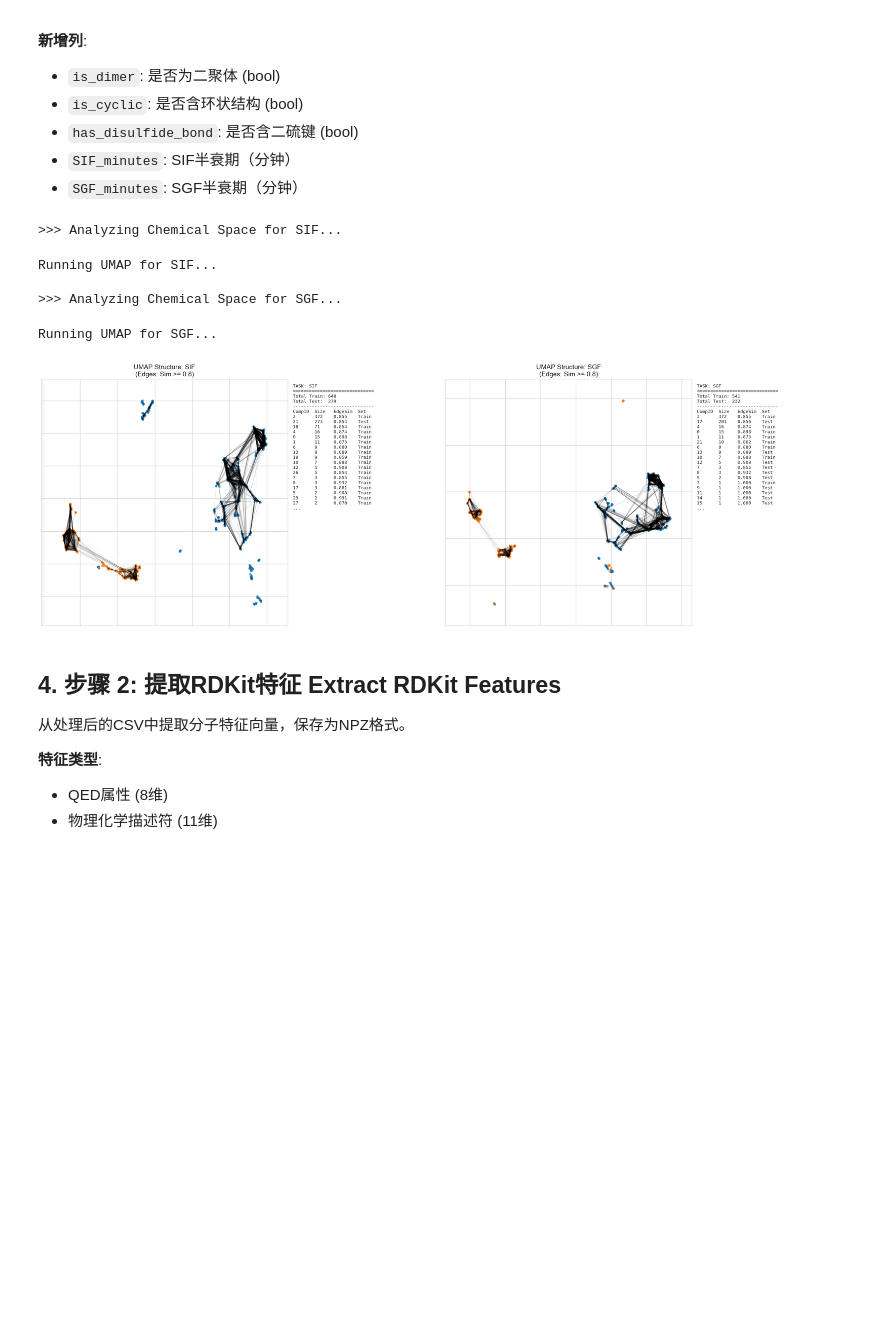
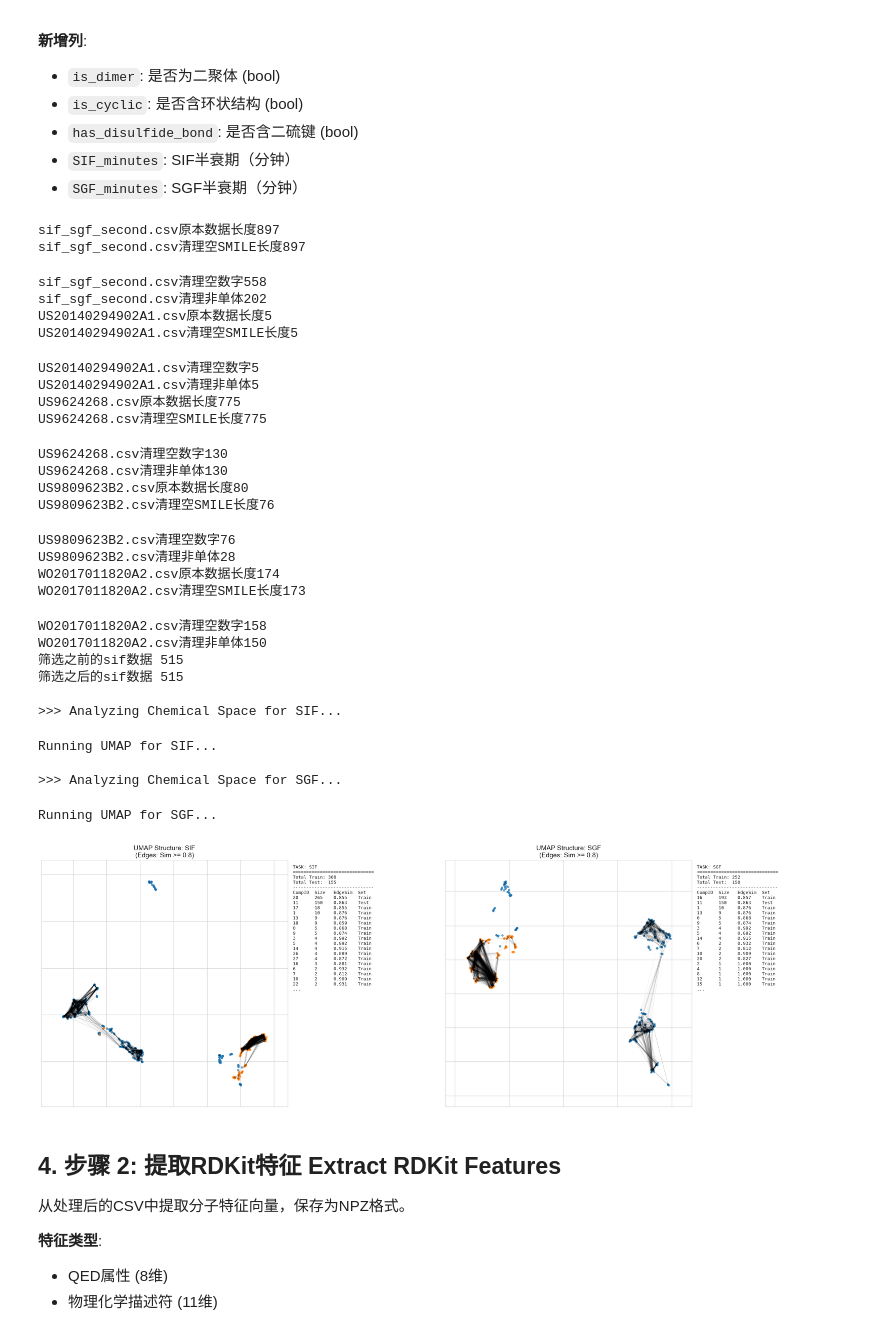
Before and after one commit to ViceMusic/feature_extraction, a Jupyter notebook: notebooks/通用_Phase1_数据集融合(论文标准) .ipynb, the cells around one changed output. Drawn from its saved outputs; the diff is of its cells as text; code cells hidden in the pictures; blank space fills up the shorter version.

```diff
--- a/notebooks/通用_Phase1_数据集融合(论文标准) .ipynb
+++ b/notebooks/通用_Phase1_数据集融合(论文标准) .ipynb
@@ -175,13 +175,26 @@ def process_and_merge_datasets(file_paths, full_train_names, featurizer, train_r
     for path in file_paths:
         csv_path = CONFIG['raw_dir'] / path
         df = pd.read_csv(csv_path)
+        print(f"{path}原本数据长度{len(df)}")
         df = df[df["SMILES"].notna()].copy()
+        print(f"{path}清理空SMILE长度{len(df)}")
+        # 提取分子特征
+        feature_records = []
+        for _, row in tqdm(df.iterrows(), total=len(df), desc=f"处理 {path}", leave=False):
+            features = extract_molecular_features(row["SMILES"])
+            feature_records.append(features)
+
+        df = pd.concat([df, pd.DataFrame(feature_records)], axis=1)
         df["SIF_minutes"] = df["SIF_class"].apply(convert_label_to_minutes) if "SIF_class" in df.columns else -1
         df["SGF_minutes"] = df["SGF_class"].apply(convert_label_to_minutes) if "SGF_class" in df.columns else -1
         mask_both_missing = (df["SIF_minutes"] == -1) & (df["SGF_minutes"] == -1)
         df_processed = df[~mask_both_missing].copy()
+        print(f"{path}清理空数字{len(df_processed)}")
         if "is_monomer" in df_processed.columns:
-            df_processed = df_processed[df_processed["is_monomer"] == True].copy()
+            df_processed = df_processed[df_processed["is_monomer"] == True].copy() #这里发生了问题
+        else:
+            print(f"--- 警告: {path} 中不存在 is_monomer 字段")
+        print(f"{path}清理非单体{len(df_processed)}")
         df_processed["source_name"] = path
         all_raw_data.append(df_processed)
 
@@ -265,7 +278,9 @@ def process_and_merge_datasets(file_paths, full_train_names, featurizer, train_r
         return any(spec in source_name for spec in full_train_names)
 
     # SIF 任务
+    print("筛选之前的sif数据",len(master_df["SIF_minutes"]))
     sif_df = master_df[master_df["SIF_minutes"] != -1].copy()
+    print("筛选之后的sif数据",len(sif_df))
     sif_df["label"] = (sif_df["SIF_minutes"] >= 270).astype(int)
     sif_must_train = sif_df[sif_df["source_name"].apply(is_special)]
     sif_candidate = sif_df[~sif_df["source_name"].apply(is_special)]
@@ -279,6 +294,7 @@ def process_and_merge_datasets(file_paths, full_train_names, featurizer, train_r
     sgf_candidate = sgf_df[~sgf_df["source_name"].apply(is_special)]
     train_sgf, test_sgf, viz_sgf = graph_based_split(sgf_candidate, "SGF")
     final_train_sgf = pd.concat([sgf_must_train, train_sgf], ignore_index=True)
+
 
     # --- 绘图与详细说明 ---
     def plot_all_results(v_sif, v_sgf, n_train_sif, n_test_sif, n_train_sgf, n_test_sgf):
@@ -317,39 +333,62 @@ def process_and_merge_datasets(file_paths, full_train_names, featurizer, train_r
             info += f"Total Train: {count_train}\n"
             info += f"Total Test:  {count_test}\n"
             info += f"{'-'*30}\n"
             info += f"{'CompID':<7} {'Size':<6} {'EdgeSim':<8} {'Set'}\n"
 
             for c in comp_list[:18]:
                 info += f"{c['label']:<7} {c['size']:<6} {c['edge_sim']:<8.3f} {c['assignment']}\n"
             if len(comp_list) > 18: info += "...\n"
 
             ax_text.text(0, 0.98, info, family='monospace', fontsize=9.5, verticalalignment='top')
 
         plt.tight_layout()
         plt.show()
 
     # 显示结果
     plot_all_results(viz_sif, viz_sgf, len(final_train_sif), len(test_sif), len(final_train_sgf), len(test_sgf))
 
     # 保存文件
     final_train_sif.to_csv(CONFIG["processed_dir"]/f"Train_sif_{message}.csv", index=False)
     test_sif.to_csv(CONFIG["processed_dir"]/f"Test_sif_{message}.csv", index=False)
     final_train_sgf.to_csv(CONFIG["processed_dir"]/f"Train_sgf_{message}.csv", index=False)
     test_sgf.to_csv(CONFIG["processed_dir"]/f"Test_sgf_{message}.csv", index=False)
 
 # --- 运行执行 ---
 featurizer = PeptideFeaturizer(morgan_bits=1024, avalon_bits=0, chemberta_bits=0, use_avalon=False, use_chemberta=False)
 csv_files_names = [f.name for f in CONFIG['raw_dir'].glob('*.csv')]
 special_datasets = [] # 暂时不特殊对待任何数据集
 
 process_and_merge_datasets(csv_files_names, special_datasets, featurizer=featurizer, message=CONFIG['message'])
 # %% [output]
->>> Analyzing Chemical Space for SIF...
+sif_sgf_second.csv原本数据长度897
+sif_sgf_second.csv清理空SMILE长度897
-Running UMAP for SIF...
-
->>> Analyzing Chemical Space for SGF...
+sif_sgf_second.csv清理空数字558
+sif_sgf_second.csv清理非单体202
+US20140294902A1.csv原本数据长度5
+US20140294902A1.csv清理空SMILE长度5
-Running UMAP for SGF...
+US20140294902A1.csv清理空数字5
+US20140294902A1.csv清理非单体5
+US9624268.csv原本数据长度775
+US9624268.csv清理空SMILE长度775
+US9624268.csv清理空数字130
+US9624268.csv清理非单体130
+US9809623B2.csv原本数据长度80
+US9809623B2.csv清理空SMILE长度76
+US9809623B2.csv清理空数字76
+US9809623B2.csv清理非单体28
+WO2017011820A2.csv原本数据长度174
+WO2017011820A2.csv清理空SMILE长度173
+WO2017011820A2.csv清理空数字158
+WO2017011820A2.csv清理非单体150
+筛选之前的sif数据 515
+筛选之后的sif数据 515
+
+>>> Analyzing Chemical Space for SIF...
+Running UMAP for SIF...
+
+>>> Analyzing Chemical Space for SGF...
+Running UMAP for SGF...
-[figure, old version]
+[figure, new version]
 # %% [markdown]
 ## 4. 步骤 2: 提取RDKit特征 Extract RDKit Features
 
```
Also changed, not shown: parts of 2 cells of this notebook, 17 other files.
